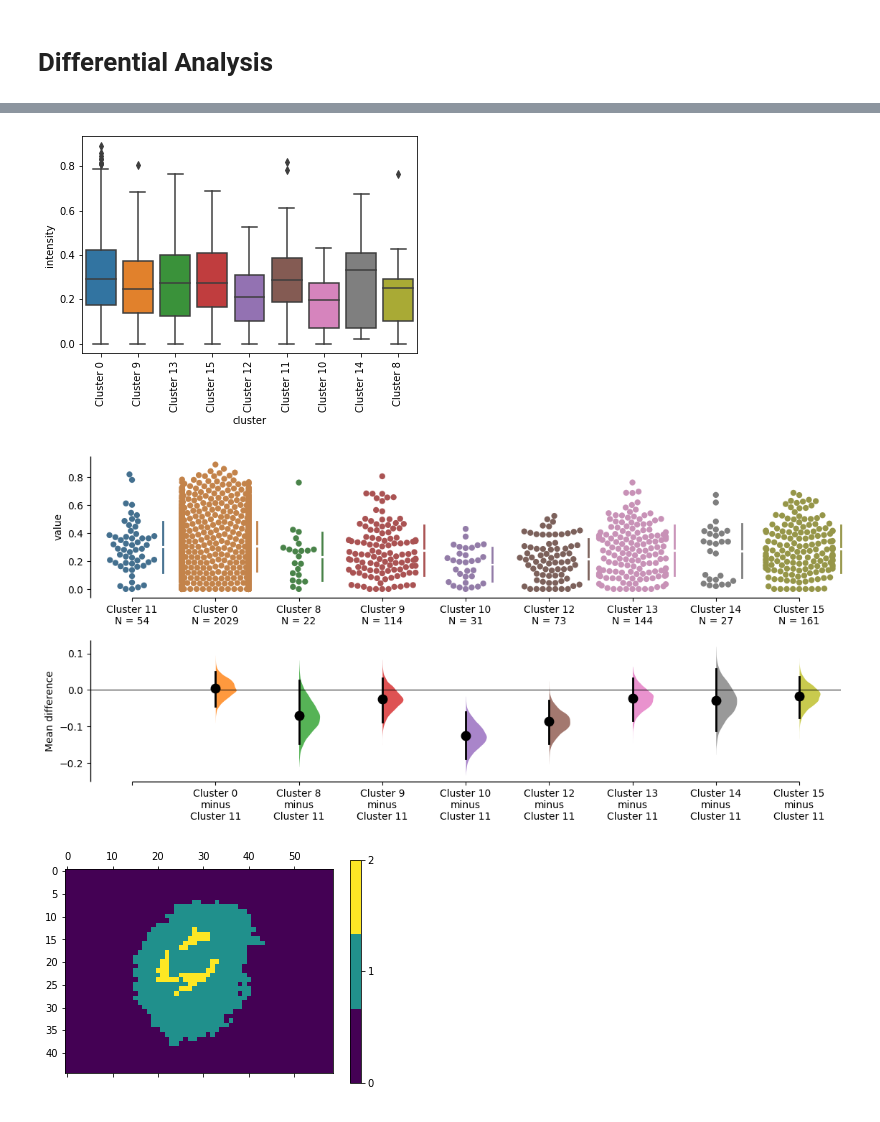
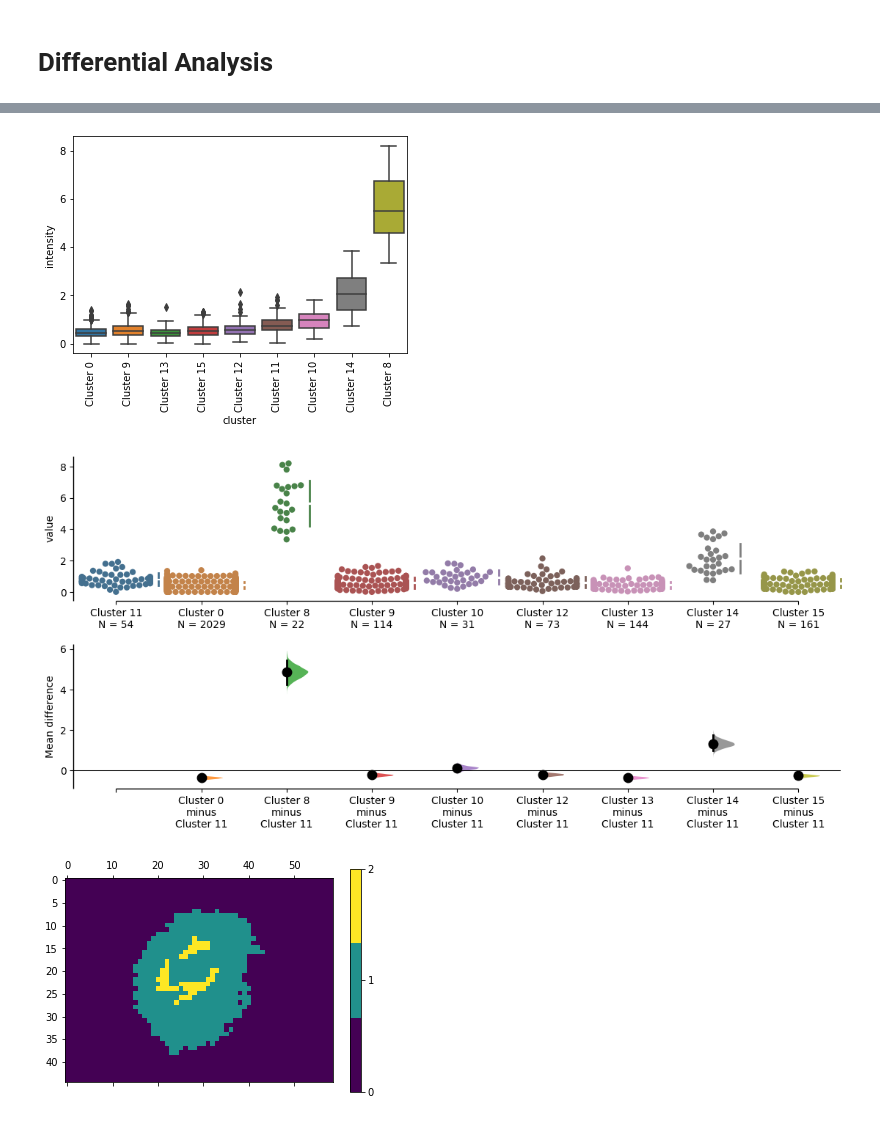
Before and after one commit to mjoppich/pIMZ, a Jupyter notebook: examples/IMZMLprocess.ipynb, the cells around one changed output, grey strips where cells are left out. Drawn from its saved outputs; the diff is of its cells as text; code cells hidden in the pictures.

```diff
--- a/examples/IMZMLprocess.ipynb
+++ b/examples/IMZMLprocess.ipynb
@@ -281,8 +277,8 @@ I0702 22:49:04.617876 139755279877952 segment.py:933] Processing Mass 12504 with
 # %%
-spec.mass_dabest(12504, background=11)
+spec.mass_dabest(14954, background=11)
 # %% [output]
-[figure, old version]
+[figure, new version]
-[figure, old version]
+[figure, new version]
 # %%
 spec.plot_segments(highlight=11)
 # %% [output]
```
Also changed, not shown: parts of 23 cells of this notebook, 1 other file.
